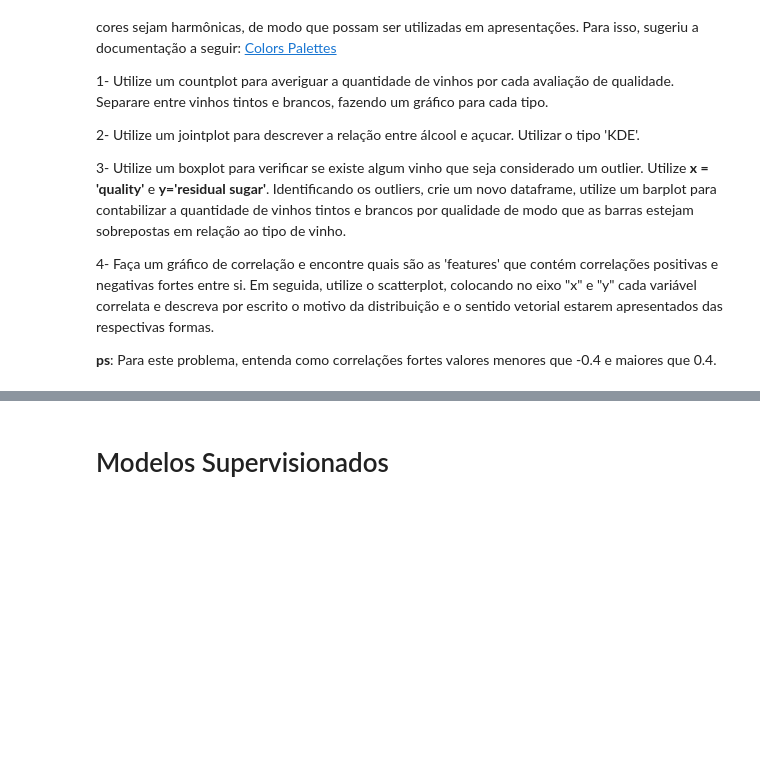
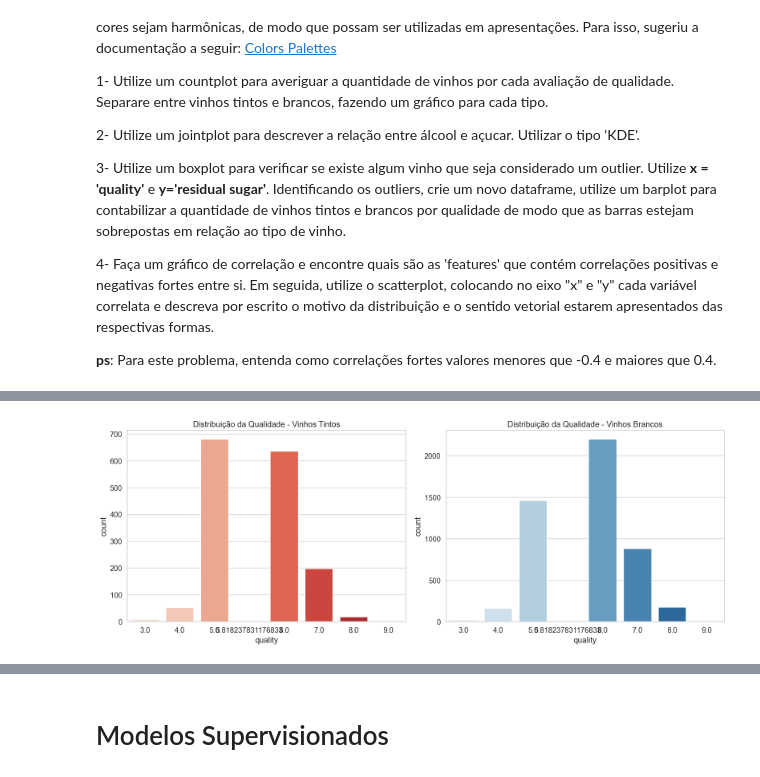
Before and after one commit to gabriel-xavier0/TrabalhoFinal, a Jupyter notebook: Trabalho Final - Machine Learning.ipynb, the cells around one changed output, grey strips where cells are left out. Cells and saved outputs as stored; diff of their text form; code cells hidden in the pictures; blank space fills up the shorter version.

```diff
--- a/Trabalho Final - Machine Learning.ipynb
+++ b/Trabalho Final - Machine Learning.ipynb
@@ -455,0 +337,90 @@ NameError: name 'correlation_matrix' is not defined
+# %%
+
+# Configuração global dos gráficos
+sns.set_theme(style='whitegrid', palette='pastel', font_scale=1.2)
+grafico_tamanho = (14, 6)
+
+# 1️⃣ Countplot: Quantidade de vinhos por qualidade para cada tipo (tinto e branco)
+fig, axes = plt.subplots(1, 2, figsize=(16, 6))
+
+sns.countplot(data=df_treated[df_treated['color'] == 'red'], x='quality', ax=axes[0], palette="Reds", order=sorted(df_treated['quality'].unique()))
+axes[0].set_title('Distribuição da Qualidade - Vinhos Tintos')
+
+sns.countplot(data=df_treated[df_treated['color'] == 'white'], x='quality', ax=axes[1], palette="Blues", order=sorted(df_treated['quality'].unique()))
+axes[1].set_title('Distribuição da Qualidade - Vinhos Brancos')
+
+plt.tight_layout()
+plt.show()
+
+# 2️⃣ Jointplot KDE para álcool x açúcar residual
+g = sns.jointplot(data=df_treated, x='alcohol', y='residual sugar', kind='kde', fill=True)
+g.set_axis_labels("Teor Alcoólico (%)", "Açúcar Residual (g/L)")
+g.fig.suptitle("Densidade: Teor Alcoólico x Açúcar Residual", y=1.02)
+plt.show()
+
+# 3️⃣ Boxplot para detecção de outliers
+plt.figure(figsize=grafico_tamanho)
+sns.boxplot(data=df_treated, x='quality', y='residual sugar', flierprops={'marker': 'o', 'markerfacecolor': 'red', 'markersize': 5})
+plt.title("Boxplot de Açúcar Residual por Qualidade")
+plt.show()
+
+# Remover outliers
+Q1, Q3 = df_treated['residual sugar'].quantile([0.25, 0.75])
+IQR = Q3 - Q1
+outliers = df_treated[(df_treated['residual sugar'] < Q1 - 1.5 * IQR) |
+                       (df_treated['residual sugar'] > Q3 + 1.5 * IQR)]
+
+if not outliers.empty:
+    print(f"Quantidade de outliers removidos: {len(outliers)}")
+    df_no_outliers = df_treated.drop(outliers.index).reset_index(drop=True)
+else:
+    print("Nenhum outlier detectado.")
+    df_no_outliers = df_treated.copy()
+
+# 4️⃣ Barplot sobreposto da contagem de vinhos por qualidade após remoção de outliers
+plt.figure(figsize=grafico_tamanho)
+sns.barplot(data=df_no_outliers, x='quality', hue='color', palette={'red': 'darkred', 'white': 'gold'}, hue_order=['red', 'white'])
+plt.title("Quantidade de Vinhos por Qualidade (Sem Outliers)")
+plt.xlabel("Qualidade do Vinho")
+plt.ylabel("Quantidade")
+plt.show()
+
+# 5️⃣ Matriz de correlação (Sem converter 'color' para numérico)
+correlation_matrix = df_treated.drop(columns=['color']).corr()
+
+plt.figure(figsize=(12, 8))
+sns.heatmap(correlation_matrix, annot=True, cmap='coolwarm', fmt='.2f', linewidths=0.5, center=0, cbar_kws={'shrink': 0.75})
+plt.title('Matriz de Correlação')
+plt.show()
+
+# Identificando correlações fortes (|r| > 0.4)
+correlacoes_fortes = correlation_matrix.unstack().abs().sort_values(ascending=False)
+correlacoes_fortes = correlacoes_fortes[(correlacoes_fortes > 0.4) & (correlacoes_fortes < 1)]
+
+# Removendo pares duplicados
+pares_unicos = set()
+pares_selecionados = []
+
+for (x, y) in correlacoes_fortes.index:
+    if (y, x) not in pares_unicos:
+        pares_unicos.add((x, y))
+        pares_selecionados.append((x, y))
+
+print("Pares de variáveis com correlação forte selecionados:", pares_selecionados)
+
+# 6️⃣ Scatterplots para correlações selecionadas
+if pares_selecionados:
+    fig, axes = plt.subplots(len(pares_selecionados) // 2, 2, figsize=(14, 5 * (len(pares_selecionados) // 2)))
+
+    for ax, (x, y) in zip(axes.flatten(), pares_selecionados):
+        sns.scatterplot(data=df_treated, x=x, y=y, ax=ax, s=20)
+        ax.set_title(f"{x} x {y}")
+        ax.set_xlabel(x)
+        ax.set_ylabel(y)
+
+    plt.tight_layout()
+    plt.show()
+else:
+    print("Nenhuma correlação forte encontrada para exibição de scatterplots.")
+# %% [output]
+[figure, added]
```
Also changed, not shown: parts of 3 cells of this notebook.
